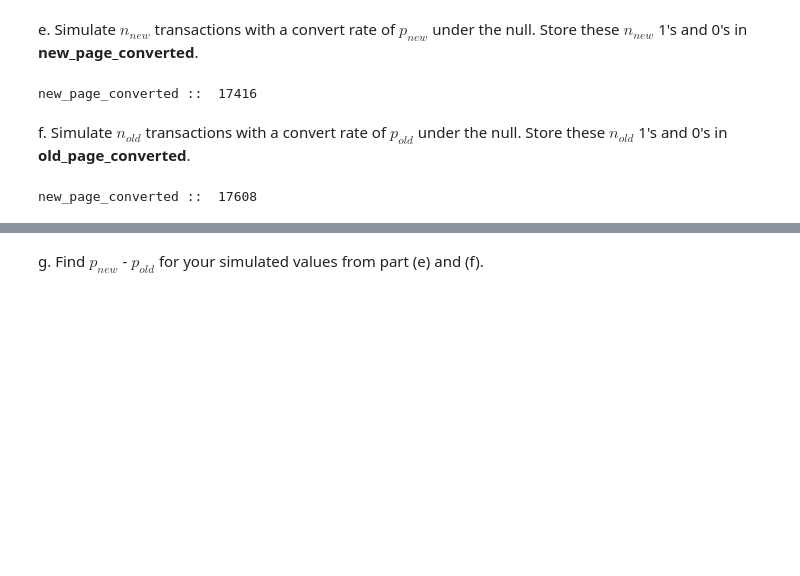
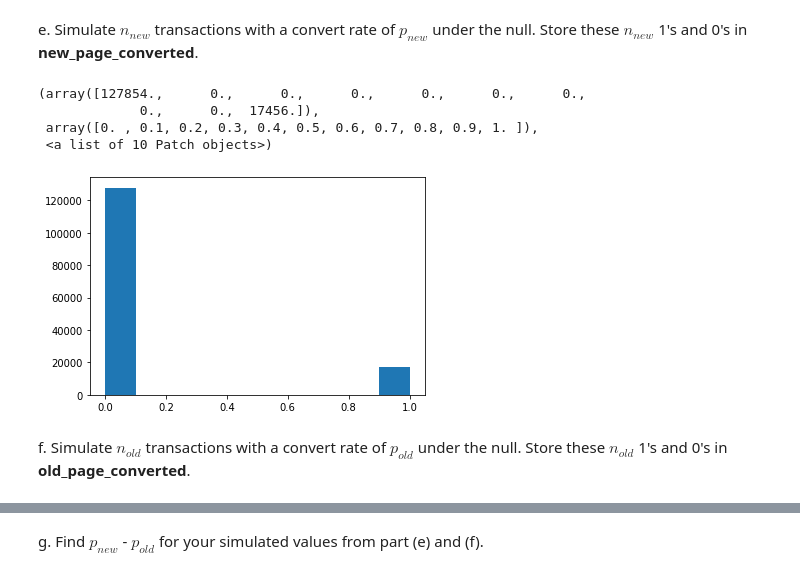
Before and after one commit to ashwanisng/Analyze-A-B-Test-Results, a Jupyter notebook: Analyze_ab_test_results_notebook.ipynb, the cells around one changed output, grey strips where cells are left out. Drawn from its saved outputs; the diff is of its cells as text; code cells hidden in the pictures; blank space fills up the shorter version.

```diff
--- a/Analyze_ab_test_results_notebook.ipynb
+++ b/Analyze_ab_test_results_notebook.ipynb
@@ -216,14 +218,14 @@ n_old are :: 145274
 # %% [markdown]
 e. Simulate $n_{new}$ transactions with a convert rate of $p_{new}$ under the null.  Store these $n_{new}$ 1's and 0's in **new_page_converted**.
 # %%
-new_page_converted = np.random.binomial(n_new,p_new)
-print('new_page_converted :: ',new_page_converted)
+new_page_converted = np.random.choice([0, 1], size=n_new, p=[(1 - p_new), p_new])
-# %% [output]
-new_page_converted ::  17416
+# %%
+plt.hist(new_page_converted)
+# %% [output]
+(array([127854.,      0.,      0.,      0.,      0.,      0.,      0.,
+             0.,      0.,  17456.]),
+ array([0. , 0.1, 0.2, 0.3, 0.4, 0.5, 0.6, 0.7, 0.8, 0.9, 1. ]),
+ <a list of 10 Patch objects>)
+[figure, added]
 # %% [markdown]
 f. Simulate $n_{old}$ transactions with a convert rate of $p_{old}$ under the null.  Store these $n_{old}$ 1's and 0's in **old_page_converted**.
-# %%
-old_page_converted = np.random.binomial(n_old,p_old)
-print('new_page_converted :: ',old_page_converted)
-# %% [output]
-new_page_converted ::  17608
```
Also changed, not shown: parts of 15 cells of this notebook.
